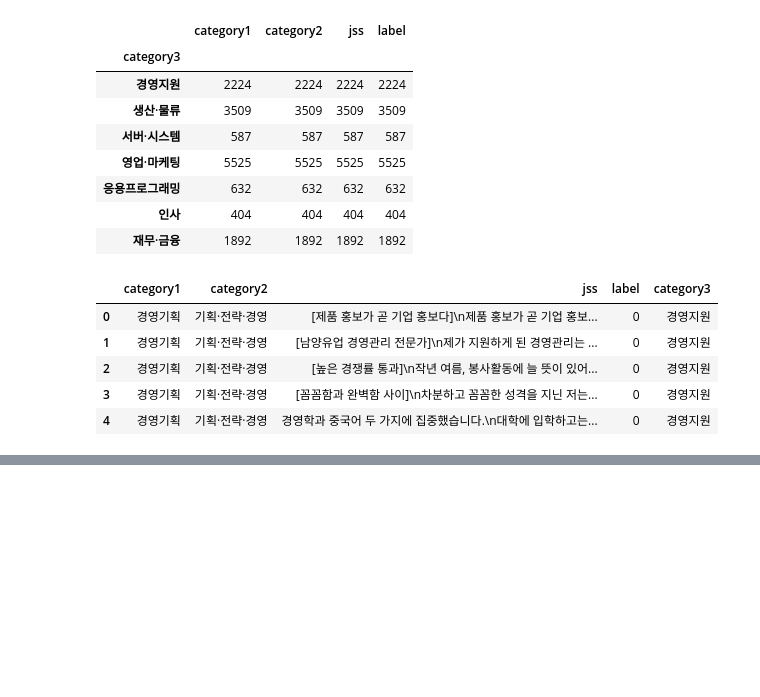
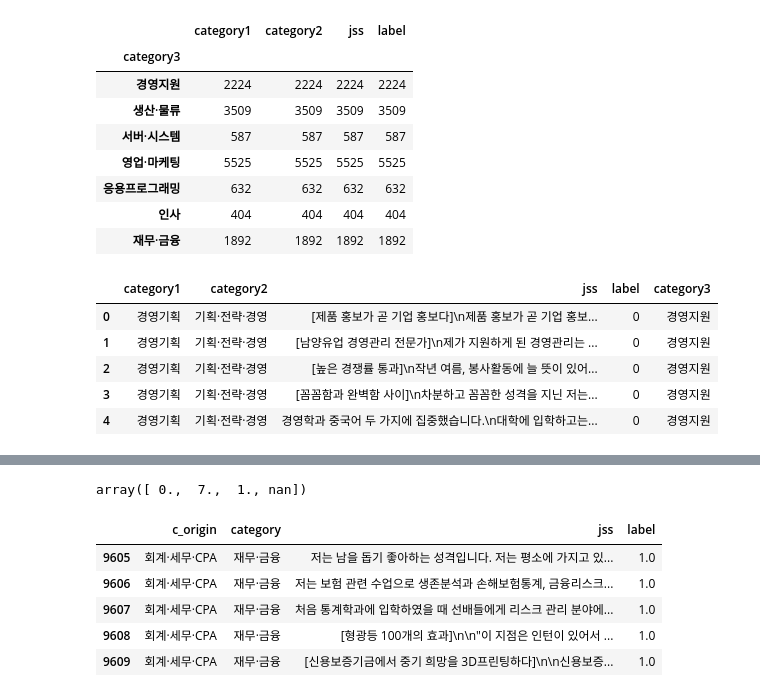
Before and after one commit to park-do/LSTM-RAS, a Jupyter notebook: Jupyter/data_processing.ipynb, the cells around one changed output, grey strips where cells are left out. Saved outputs shown, nothing was run; the diff lists cells and outputs as text; code cells hidden in the pictures; blank space fills up the shorter version.

```diff
--- a/Jupyter/data_processing.ipynb
+++ b/Jupyter/data_processing.ipynb
@@ -307,0 +382,4 @@ df.to_csv('../data/자소서7.csv')
+# %%
+df2 = df2[['category','c_origin','jss']]
+# %%
+df = pd.concat([df,df2])
@@ -307,0 +394,17 @@ df.to_csv('../data/자소서7.csv')
+# %%
+df.reset_index(inplace=True)
+# %%
+df.drop(columns='index',inplace=True)
+# %%
+df.label.unique()
+# %% [output]
+array([ 0.,  7.,  1., nan])
+# %%
+df[df.label==1].tail()
+# %% [output]
+|  | c_origin | category | jss | label |
+| 9605 | 회계·세무·CPA | 재무·금융 | 저는 남을 돕기 좋아하는 성격입니다. 저는 평소에 가지고 있... | 1.0 |
+| 9606 | 회계·세무·CPA | 재무·금융 | 저는 보험 관련 수업으로 생존분석과 손해보험통계, 금융리스크... | 1.0 |
+| 9607 | 회계·세무·CPA | 재무·금융 | 처음 통계학과에 입학하였을 때 선배들에게 리스크 관리 분야에... | 1.0 |
+| 9608 | 회계·세무·CPA | 재무·금융 | [형광등 100개의 효과]\n\n"이 지점은 인턴이 있어서 ... | 1.0 |
+| 9609 | 회계·세무·CPA | 재무·금융 | [신용보증기금에서 중기 희망을 3D프린팅하다]\n\n신용보증... | 1.0 |
```
Also changed, not shown: parts of 25 cells of this notebook, 10 other files.
